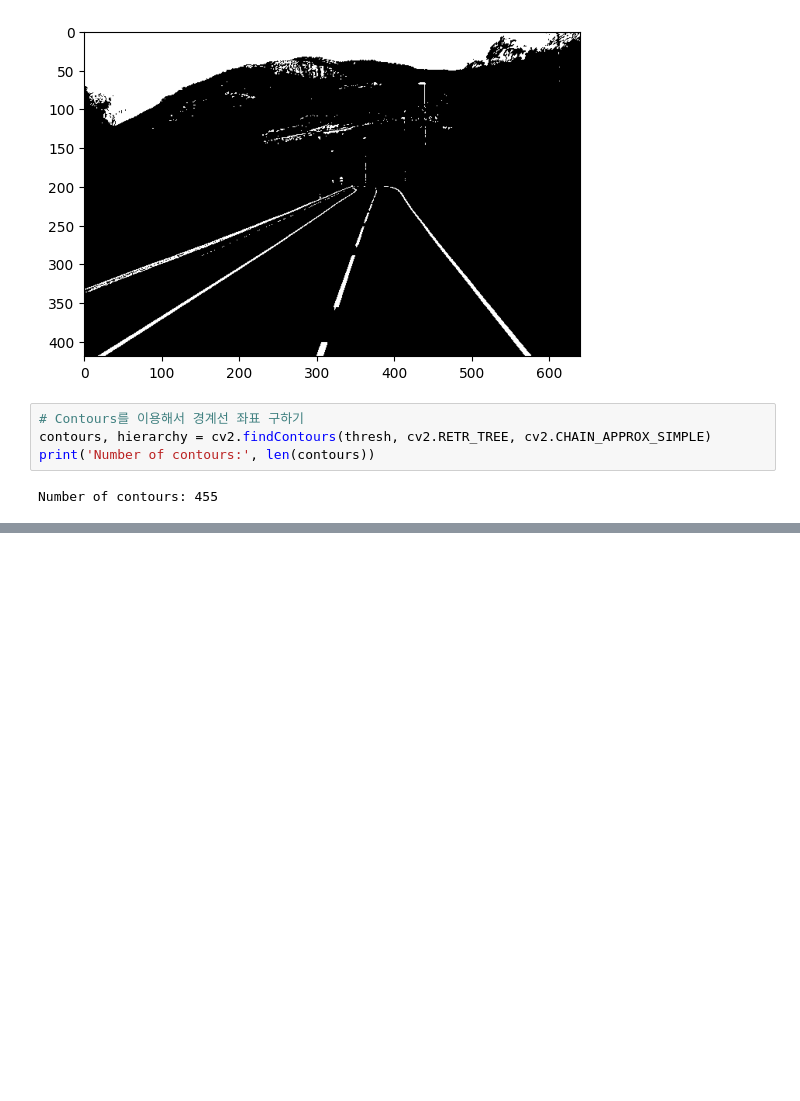
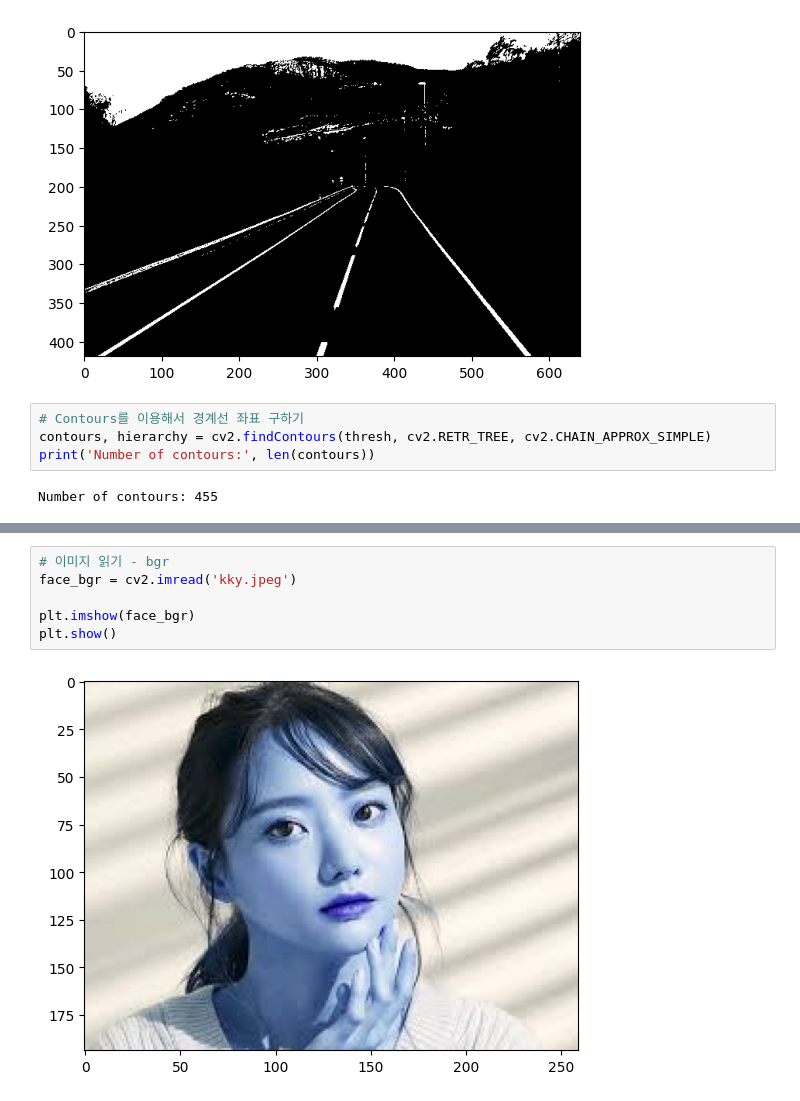
Before and after one commit to horolrolx/ai_visualization, a Jupyter notebook: day08/DAY8.ipynb, the cells around one changed output, grey strips where cells are left out. Drawn from its saved outputs; the diff is of its cells as text; blank space fills up the shorter version.

```diff
--- a/day08/DAY8.ipynb
+++ b/day08/DAY8.ipynb
@@ -180,0 +181,8 @@ plt.show()
+# %%
+# 이미지 읽기 - bgr
+face_bgr = cv2.imread('kky.jpeg')
+
+plt.imshow(face_bgr)
+plt.show()
+# %% [output]
+[figure, added]
```
Also changed, not shown: parts of 7 cells of this notebook, 3 other files.
